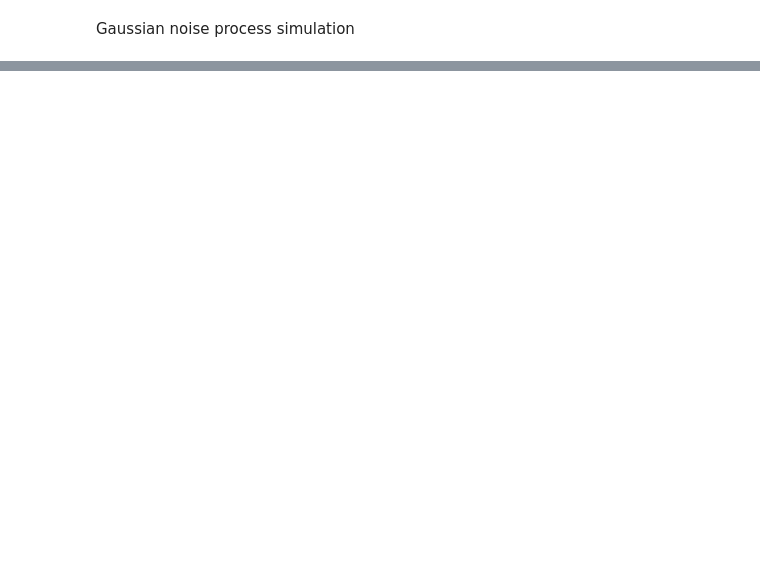
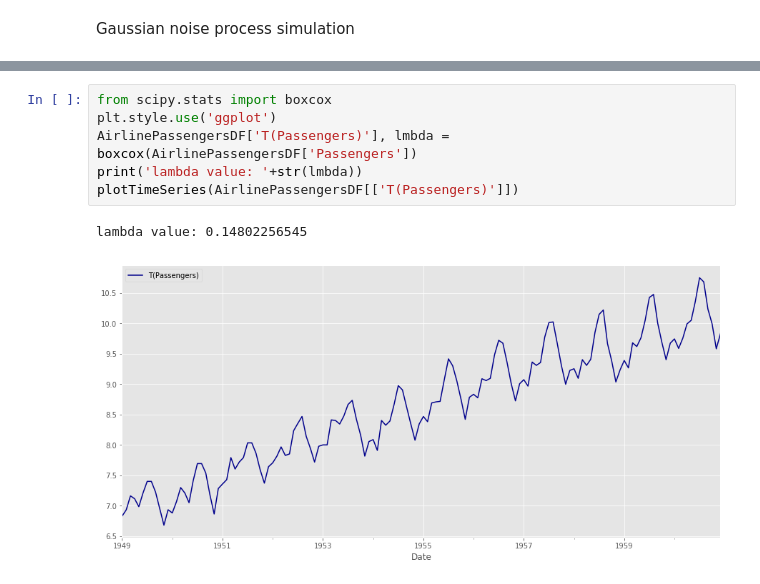
Before and after one commit to ErickEduardoAH/TimeSeriesAnalysis, a Jupyter notebook: 1.2 Time Series Stationary Models - Stationary processes.ipynb, the cells around one changed output, grey strips where cells are left out. Cells and saved outputs as stored; diff of their text form; blank space fills up the shorter version.

Commit message:
agrego notas boxcox

```diff
--- a/1.2 Time Series Stationary Models - Stationary processes.ipynb
+++ b/1.2 Time Series Stationary Models - Stationary processes.ipynb
@@ -86,0 +135,9 @@ plotTimeSeries(pd.DataFrame(numpy.random.normal(0,1,size=num_samples)))
+# %%
+from scipy.stats import boxcox
+plt.style.use('ggplot')
+AirlinePassengersDF['T(Passengers)'], lmbda = boxcox(AirlinePassengersDF['Passengers'])
+print('lambda value: '+str(lmbda))
+plotTimeSeries(AirlinePassengersDF[['T(Passengers)']])
+# %% [output]
+lambda value: 0.14802256545
+[figure, added]
```
Also changed, not shown: parts of 6 cells of this notebook, 2 other files.
